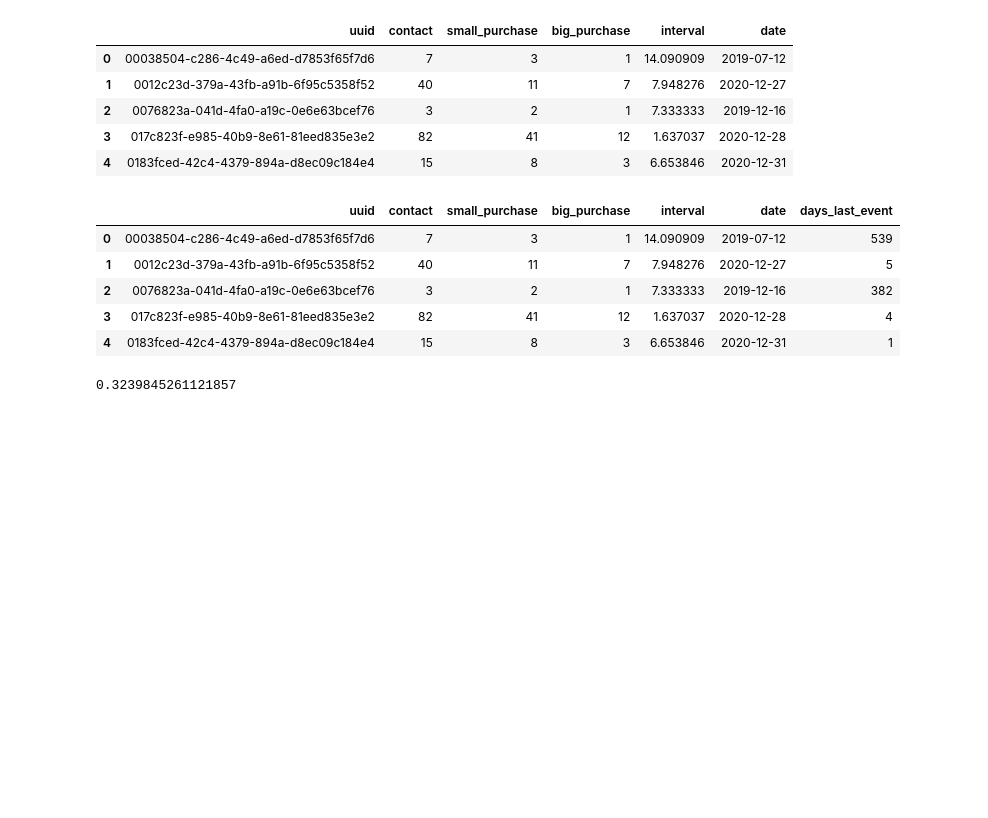
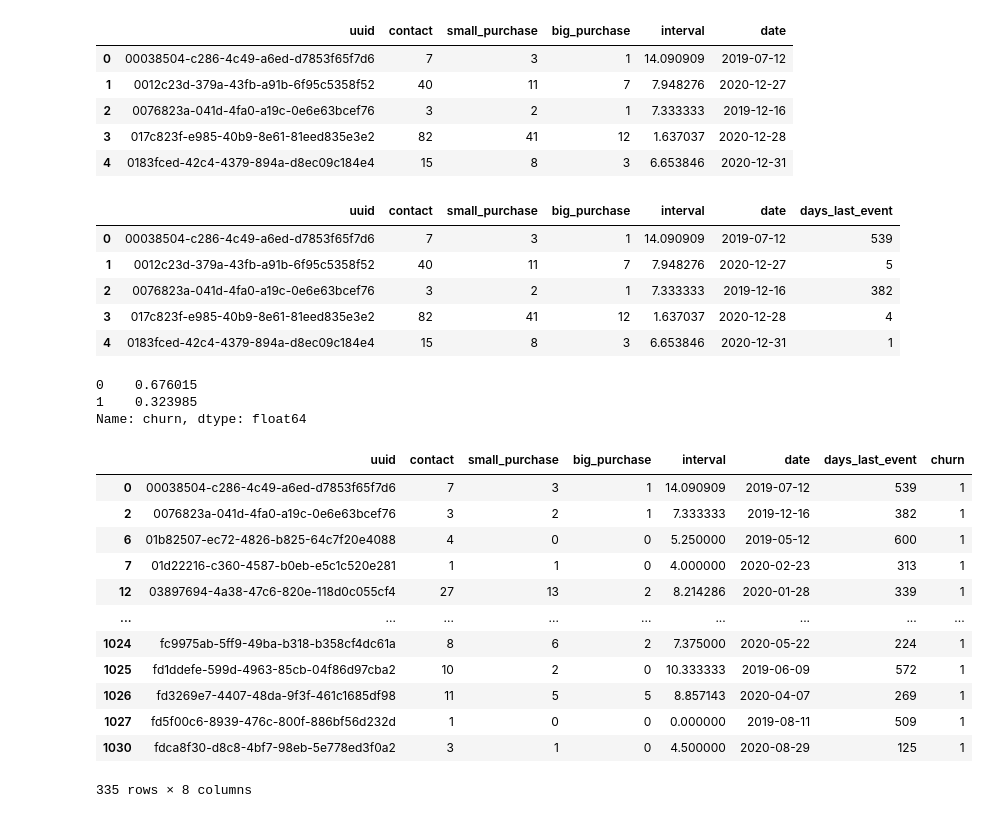
Before and after one commit to raquelcreis/customer_survival, a Jupyter notebook: notebook.ipynb, the cells around one changed output. Drawn from its saved outputs; the diff is of its cells as text; code cells hidden in the pictures; blank space fills up the shorter version.

```diff
--- a/notebook.ipynb
+++ b/notebook.ipynb
@@ -192,7 +179,28 @@ dfUsers.head()
 | 2 | 0076823a-041d-4fa0-a19c-0e6e63bcef76 | 3 | 2 | 1 | 7.333333 | 2019-12-16 | 382 |
 | 3 | 017c823f-e985-40b9-8e61-81eed835e3e2 | 82 | 41 | 12 | 1.637037 | 2020-12-28 | 4 |
 | 4 | 0183fced-42c4-4379-894a-d8ec09c184e4 | 15 | 8 | 3 | 6.653846 | 2020-12-31 | 1 |
-# %%
-len(dfUsers[dfUsers.days_last_event > cutOffDate])/len(dfUsers)
-# %% [output]
-0.3239845261121857
+# %%
+#creating churn feature in the dataset
+cutOffDate = 55
+dfUsers['churn'] = [1 if x > cutOffDate else 0 for x in dfUsers.days_last_event]
+dfUsers.churn.value_counts(normalize=True)
+# %% [output]
+0    0.676015
+1    0.323985
+Name: churn, dtype: float64
+# %%
+dfUsers[dfUsers.churn == 1]
+# %% [output]
+|  | uuid | contact | small_purchase | big_purchase | interval | date | days_last_event | churn |
+| 0 | 00038504-c286-4c49-a6ed-d7853f65f7d6 | 7 | 3 | 1 | 14.090909 | 2019-07-12 | 539 | 1 |
+| 2 | 0076823a-041d-4fa0-a19c-0e6e63bcef76 | 3 | 2 | 1 | 7.333333 | 2019-12-16 | 382 | 1 |
+| 6 | 01b82507-ec72-4826-b825-64c7f20e4088 | 4 | 0 | 0 | 5.250000 | 2019-05-12 | 600 | 1 |
+| 7 | 01d22216-c360-4587-b0eb-e5c1c520e281 | 1 | 1 | 0 | 4.000000 | 2020-02-23 | 313 | 1 |
+| 12 | 03897694-4a38-47c6-820e-118d0c055cf4 | 27 | 13 | 2 | 8.214286 | 2020-01-28 | 339 | 1 |
+| ... | ... | ... | ... | ... | ... | ... | ... | ... |
+| 1024 | fc9975ab-5ff9-49ba-b318-b358cf4dc61a | 8 | 6 | 2 | 7.375000 | 2020-05-22 | 224 | 1 |
+| 1025 | fd1ddefe-599d-4963-85cb-04f86d97cba2 | 10 | 2 | 0 | 10.333333 | 2019-06-09 | 572 | 1 |
+| 1026 | fd3269e7-4407-48da-9f3f-461c1685df98 | 11 | 5 | 5 | 8.857143 | 2020-04-07 | 269 | 1 |
+| 1027 | fd5f00c6-8939-476c-800f-886bf56d232d | 1 | 0 | 0 | 0.000000 | 2019-08-11 | 509 | 1 |
+| 1030 | fdca8f30-d8c8-4bf7-98eb-5e778ed3f0a2 | 3 | 1 | 0 | 4.500000 | 2020-08-29 | 125 | 1 |
+335 rows × 8 columns
```
Also changed, not shown: parts of 3 cells of this notebook.
